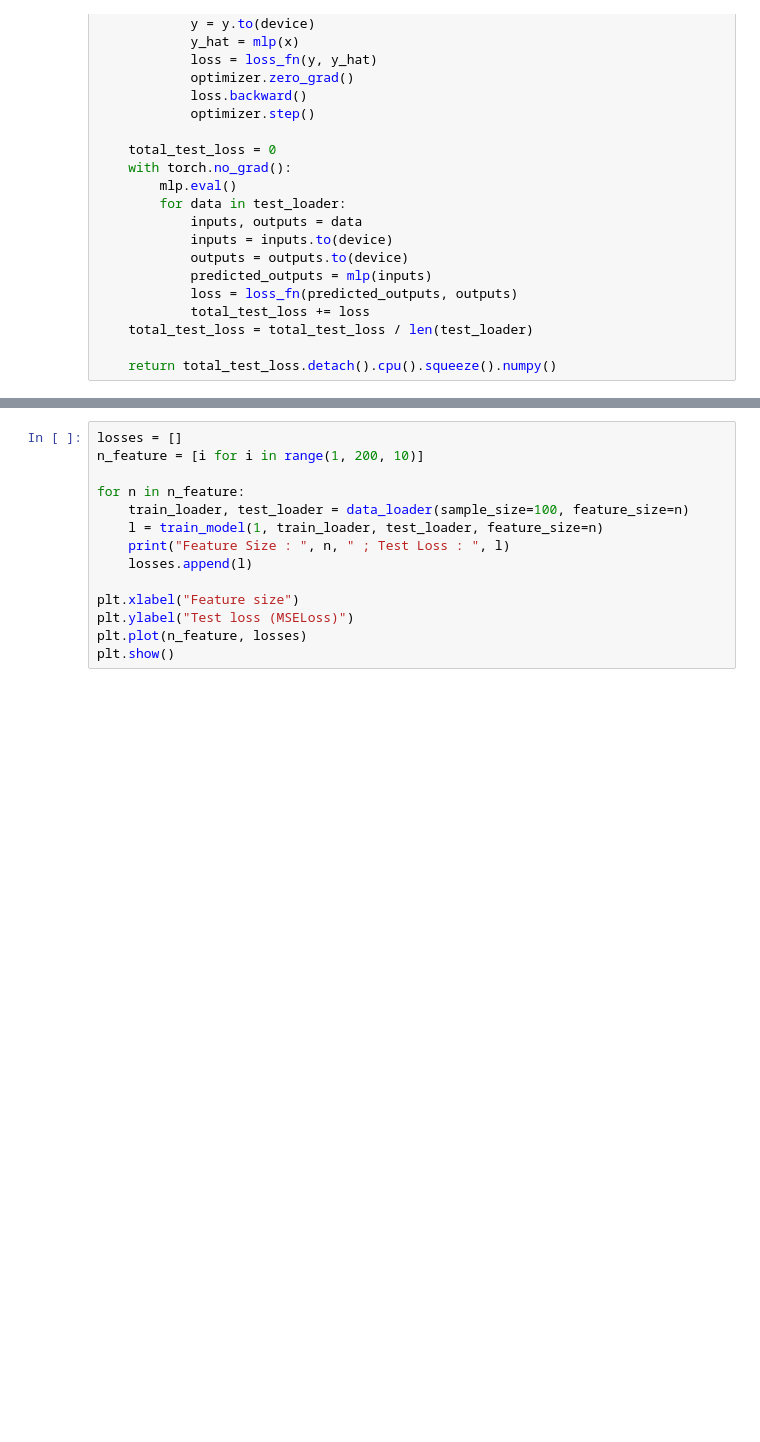
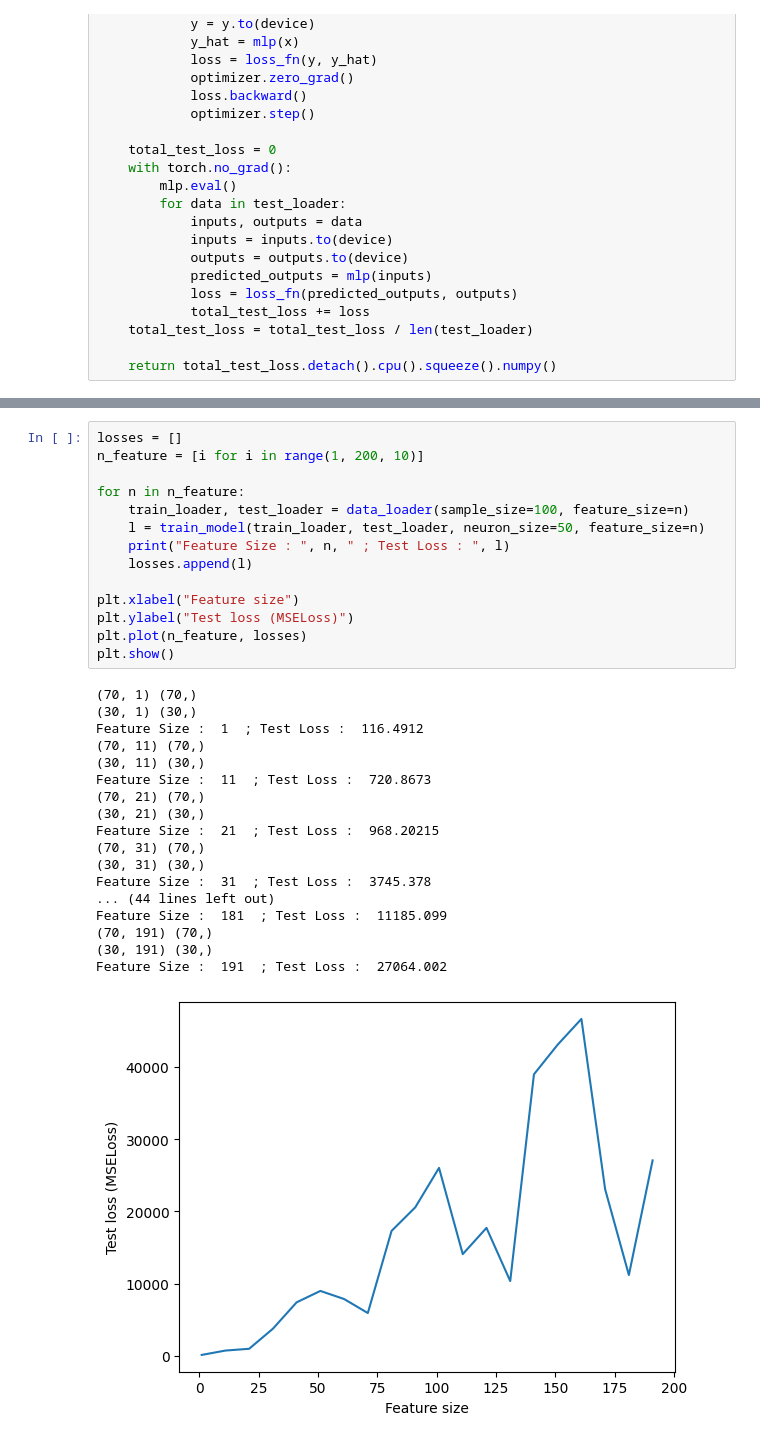
Before and after one commit to Yufei-Gu-451/parameter-wise-double-descent, a Jupyter notebook: workspace.ipynb, the cells around one changed output, grey strips where cells are left out. Drawn from its saved outputs; the diff is of its cells as text; blank space fills up the shorter version.

```diff
--- a/workspace.ipynb
+++ b/workspace.ipynb
@@ -241,14 +262,33 @@ plt.show()
 # %%
 losses = []
 n_feature = [i for i in range(1, 200, 10)]
 
 for n in n_feature:
     train_loader, test_loader = data_loader(sample_size=100, feature_size=n)
-    l = train_model(1, train_loader, test_loader, feature_size=n)
+    l = train_model(train_loader, test_loader, neuron_size=50, feature_size=n)
     print("Feature Size : ", n, " ; Test Loss : ", l)
     losses.append(l)
 
 plt.xlabel("Feature size")
 plt.ylabel("Test loss (MSELoss)")
 plt.plot(n_feature, losses)
 plt.show()
+# %% [output]
+(70, 1) (70,)
+(30, 1) (30,)
+Feature Size :  1  ; Test Loss :  116.4912
+(70, 11) (70,)
+(30, 11) (30,)
+Feature Size :  11  ; Test Loss :  720.8673
+(70, 21) (70,)
+(30, 21) (30,)
+Feature Size :  21  ; Test Loss :  968.20215
+(70, 31) (70,)
+(30, 31) (30,)
+Feature Size :  31  ; Test Loss :  3745.378
+... (44 lines left out)
+Feature Size :  181  ; Test Loss :  11185.099
+(70, 191) (70,)
+(30, 191) (30,)
+Feature Size :  191  ; Test Loss :  27064.002
+[figure, added]
```
Also changed, not shown: parts of 5 cells of this notebook.
